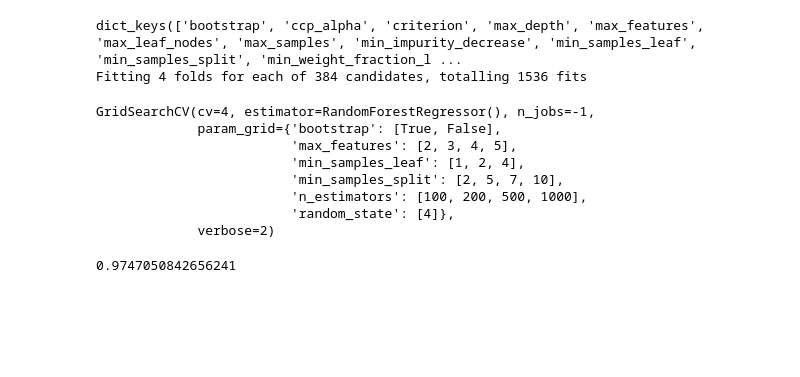
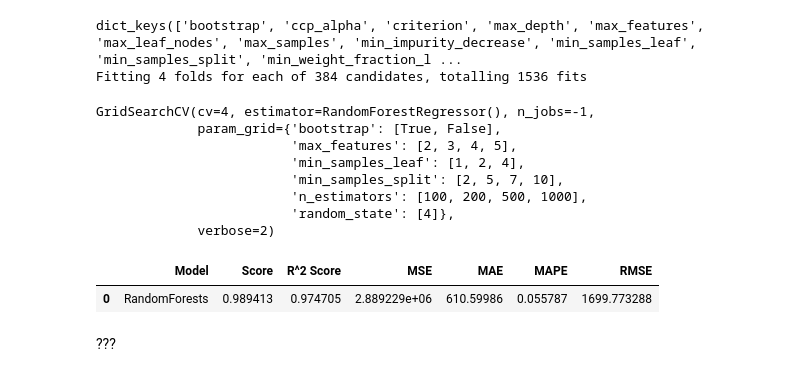
Before and after one commit to borhunsahin/kaggle-medical-cost-personal-analysis, a Jupyter notebook: main.ipynb, the cells around one changed output. Saved outputs shown, nothing was run; the diff lists cells and outputs as text; code cells hidden in the pictures; blank space fills up the shorter version.

```diff
--- a/main.ipynb
+++ b/main.ipynb
@@ -568,8 +578,10 @@ rmse = np.sqrt(mean_squared_error(Y_test,predictions))
 
 
 result_df = pd.DataFrame({"Model":["RandomForests"],"Score":[score],"R^2 Score":[r2Score],"MSE":[mse],"MAE":[mae],"MAPE":[mape],"RMSE":[rmse]})
-# %%
-r2Score = r2_score(Y_test,predictions)
-r2Score
-# %% [output]
-0.9747050842656241
+# %%
+result_df
+# %% [output]
+|  | Model | Score | R^2 Score | MSE | MAE | MAPE | RMSE |
+| 0 | RandomForests | 0.989413 | 0.974705 | 2.889229e+06 | 610.59986 | 0.055787 | 1699.773288 |
+# %% [markdown]
+???
```
Also changed, not shown: parts of 4 cells of this notebook.
